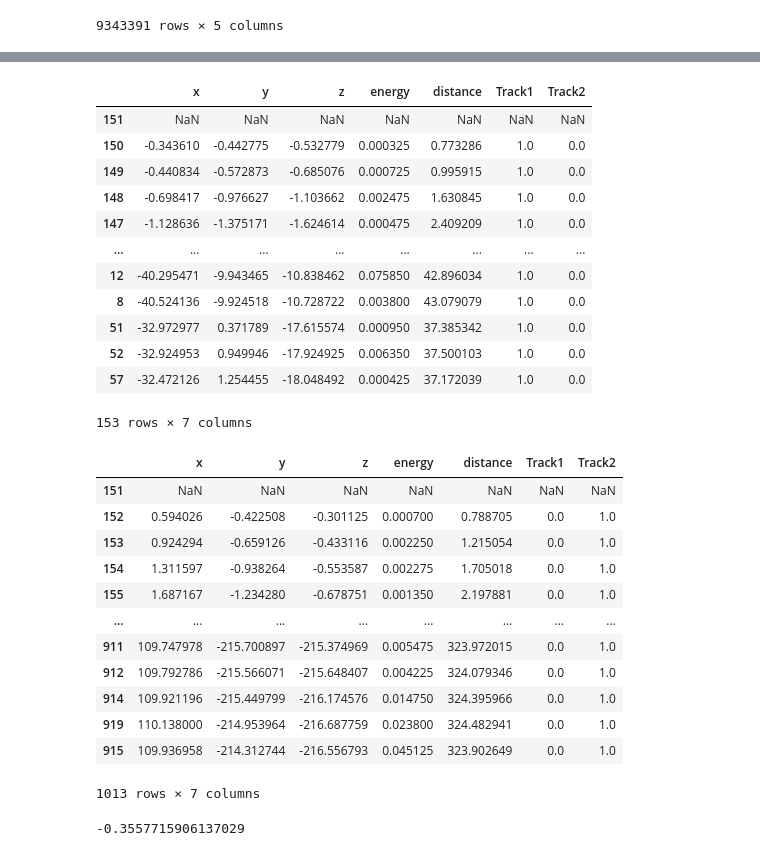
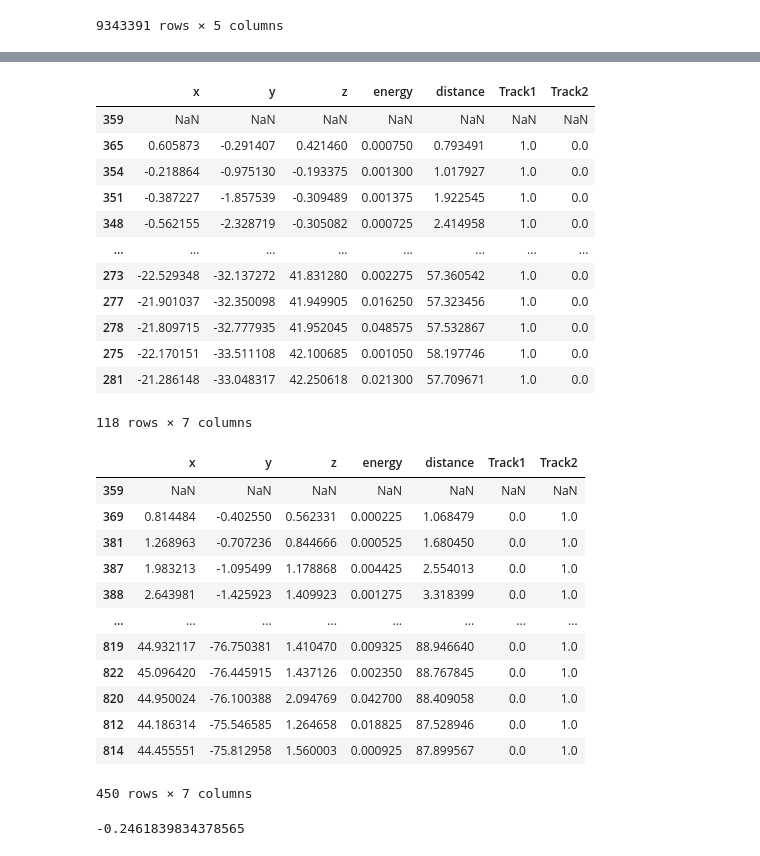
Before and after one commit to kvjmistry/NEXT_nudobe, a Jupyter notebook: workdir/TrackBuilder.ipynb, the cells around one changed output, grey strips where cells are left out. Saved outputs shown, nothing was run; the diff lists cells and outputs as text; code cells hidden in the pictures.

```diff
--- a/workdir/TrackBuilder.ipynb
+++ b/workdir/TrackBuilder.ipynb
@@ -29,7 +29,7 @@ display(hits)
 # %%
 %matplotlib widget
 
-event_num = 1840
+event_num = 79
 
 data = hits[hits.event_id == event_num]
 
@@ -1041,60 +1042,84 @@ def cosine_angle(vector_a, vector_b):
     # Compute the cosine of the angle
     cos_theta = dot_product / (norm_a * norm_b)
 
     return cos_theta
 
 # Given vertex position
 vertex = data[ (data.Track1 == 1) & (data.Track2 == 1)]
 vertex = np.array([vertex.iloc[0].x,vertex.iloc[0].y,vertex.iloc[0].z])
 
 Track1 = data[ (data.Track1 == 1) & (data.Track2 != 1)]
 Track1 = Track1.reindex(track1_indices)
 
 
 Track2 = data[ (data.Track2 == 1) & (data.Track1 != 1)]
 Track2 = Track2.reindex(track2_indices)
 
 display(Track1)
 display(Track2)
 
+len_Track1 = len(Track1)
+len_Track2 = len(Track2)
+cos_theta1 = 2; cos_theta2 = 2; cos_theta3 = 2
+
 Track1_node1 = np.array(Track1.iloc[1][0:3])
 Track2_node1 = np.array(Track2.iloc[1][0:3])
+
+if (len_Track1 > 1):
+    Track1_node2 = np.array(Track1.iloc[2][0:3])
+
+if (len_Track2 > 1):
+    Track2_node2 = np.array(Track2.iloc[2][0:3])
 
 direction_vector1 = Track1_node1 - vertex
 direction_vector2 = Track2_node1 - vertex
 
+if (len_Track1 > 1):
+    direction_vector3 = Track1_node2 - vertex
+
+if (len_Track2 > 1):
+    direction_vector4 = Track2_node2 - vertex
+
 # # Compute cosine of the angle between the vectors
-cos_theta = cosine_angle(direction_vector1, direction_vector2)
+cos_theta1 = cosine_angle(direction_vector1, direction_vector2)
+
+if (len_Track1 > 1):
+    cos_theta2 = cosine_angle(direction_vector2, direction_vector3)
+
+if (len_Track2 > 1):
+    cos_theta3 = cosine_angle(direction_vector1, direction_vector4)
+
+cos_theta = min([cos_theta1,cos_theta2,cos_theta3], key=abs)
 
 print(cos_theta)
 # %% [output]
 |  | x | y | z | energy | distance | Track1 | Track2 |
-| 151 | NaN | NaN | NaN | NaN | NaN | NaN | NaN |
-| 150 | -0.343610 | -0.442775 | -0.532779 | 0.000325 | 0.773286 | 1.0 | 0.0 |
-| 149 | -0.440834 | -0.572873 | -0.685076 | 0.000725 | 0.995915 | 1.0 | 0.0 |
-| 148 | -0.698417 | -0.976627 | -1.103662 | 0.002475 | 1.630845 | 1.0 | 0.0 |
-| 147 | -1.128636 | -1.375171 | -1.624614 | 0.000475 | 2.409209 | 1.0 | 0.0 |
+| 359 | NaN | NaN | NaN | NaN | NaN | NaN | NaN |
+| 365 | 0.605873 | -0.291407 | 0.421460 | 0.000750 | 0.793491 | 1.0 | 0.0 |
+| 354 | -0.218864 | -0.975130 | -0.193375 | 0.001300 | 1.017927 | 1.0 | 0.0 |
+| 351 | -0.387227 | -1.857539 | -0.309489 | 0.001375 | 1.922545 | 1.0 | 0.0 |
+| 348 | -0.562155 | -2.328719 | -0.305082 | 0.000725 | 2.414958 | 1.0 | 0.0 |
 | ... | ... | ... | ... | ... | ... | ... | ... |
-| 12 | -40.295471 | -9.943465 | -10.838462 | 0.075850 | 42.896034 | 1.0 | 0.0 |
-| 8 | -40.524136 | -9.924518 | -10.728722 | 0.003800 | 43.079079 | 1.0 | 0.0 |
-| 51 | -32.972977 | 0.371789 | -17.615574 | 0.000950 | 37.385342 | 1.0 | 0.0 |
-| 52 | -32.924953 | 0.949946 | -17.924925 | 0.006350 | 37.500103 | 1.0 | 0.0 |
-| 57 | -32.472126 | 1.254455 | -18.048492 | 0.000425 | 37.172039 | 1.0 | 0.0 |
+| 273 | -22.529348 | -32.137272 | 41.831280 | 0.002275 | 57.360542 | 1.0 | 0.0 |
+| 277 | -21.901037 | -32.350098 | 41.949905 | 0.016250 | 57.323456 | 1.0 | 0.0 |
+| 278 | -21.809715 | -32.777935 | 41.952045 | 0.048575 | 57.532867 | 1.0 | 0.0 |
+| 275 | -22.170151 | -33.511108 | 42.100685 | 0.001050 | 58.197746 | 1.0 | 0.0 |
+| 281 | -21.286148 | -33.048317 | 42.250618 | 0.021300 | 57.709671 | 1.0 | 0.0 |
-153 rows × 7 columns
+118 rows × 7 columns
 |  | x | y | z | energy | distance | Track1 | Track2 |
-| 151 | NaN | NaN | NaN | NaN | NaN | NaN | NaN |
-| 152 | 0.594026 | -0.422508 | -0.301125 | 0.000700 | 0.788705 | 0.0 | 1.0 |
-| 153 | 0.924294 | -0.659126 | -0.433116 | 0.002250 | 1.215054 | 0.0 | 1.0 |
-| 154 | 1.311597 | -0.938264 | -0.553587 | 0.002275 | 1.705018 | 0.0 | 1.0 |
-| 155 | 1.687167 | -1.234280 | -0.678751 | 0.001350 | 2.197881 | 0.0 | 1.0 |
+| 359 | NaN | NaN | NaN | NaN | NaN | NaN | NaN |
+| 369 | 0.814484 | -0.402550 | 0.562331 | 0.000225 | 1.068479 | 0.0 | 1.0 |
+| 381 | 1.268963 | -0.707236 | 0.844666 | 0.000525 | 1.680450 | 0.0 | 1.0 |
+| 387 | 1.983213 | -1.095499 | 1.178868 | 0.004425 | 2.554013 | 0.0 | 1.0 |
+| 388 | 2.643981 | -1.425923 | 1.409923 | 0.001275 | 3.318399 | 0.0 | 1.0 |
 | ... | ... | ... | ... | ... | ... | ... | ... |
-| 911 | 109.747978 | -215.700897 | -215.374969 | 0.005475 | 323.972015 | 0.0 | 1.0 |
-| 912 | 109.792786 | -215.566071 | -215.648407 | 0.004225 | 324.079346 | 0.0 | 1.0 |
-| 914 | 109.921196 | -215.449799 | -216.174576 | 0.014750 | 324.395966 | 0.0 | 1.0 |
-| 919 | 110.138000 | -214.953964 | -216.687759 | 0.023800 | 324.482941 | 0.0 | 1.0 |
-| 915 | 109.936958 | -214.312744 | -216.556793 | 0.045125 | 323.902649 | 0.0 | 1.0 |
+| 819 | 44.932117 | -76.750381 | 1.410470 | 0.009325 | 88.946640 | 0.0 | 1.0 |
+| 822 | 45.096420 | -76.445915 | 1.437126 | 0.002350 | 88.767845 | 0.0 | 1.0 |
+| 820 | 44.950024 | -76.100388 | 2.094769 | 0.042700 | 88.409058 | 0.0 | 1.0 |
+| 812 | 44.186314 | -75.546585 | 1.264658 | 0.018825 | 87.528946 | 0.0 | 1.0 |
+| 814 | 44.455551 | -75.812958 | 1.560003 | 0.000925 | 87.899567 | 0.0 | 1.0 |
-1013 rows × 7 columns
+450 rows × 7 columns
--0.3557715906137029
+-0.2461839834378565
 # %%
 fig = plt.figure()
 ax = fig.add_subplot(111, projection='3d')
```
Also changed, not shown: parts of 8 cells of this notebook, 1 other file.
